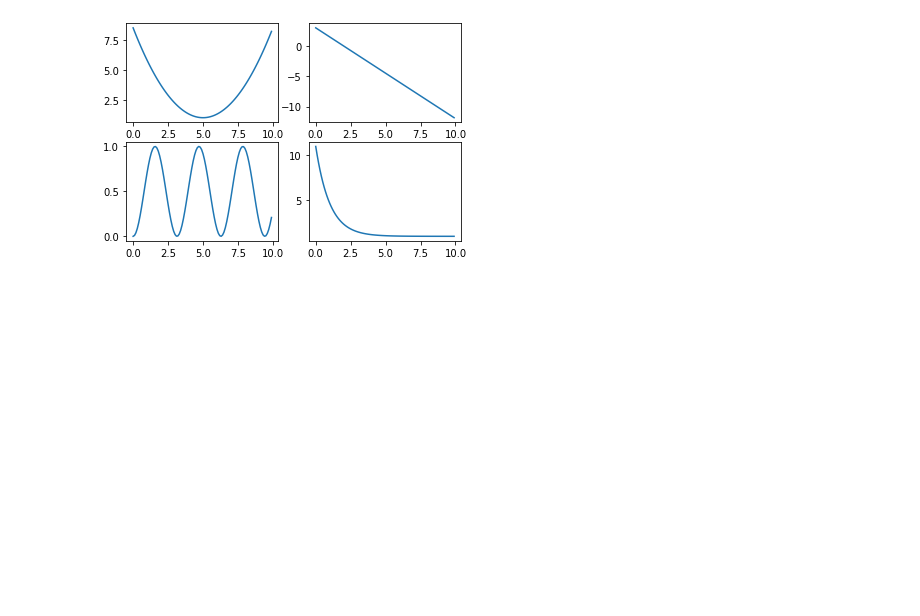
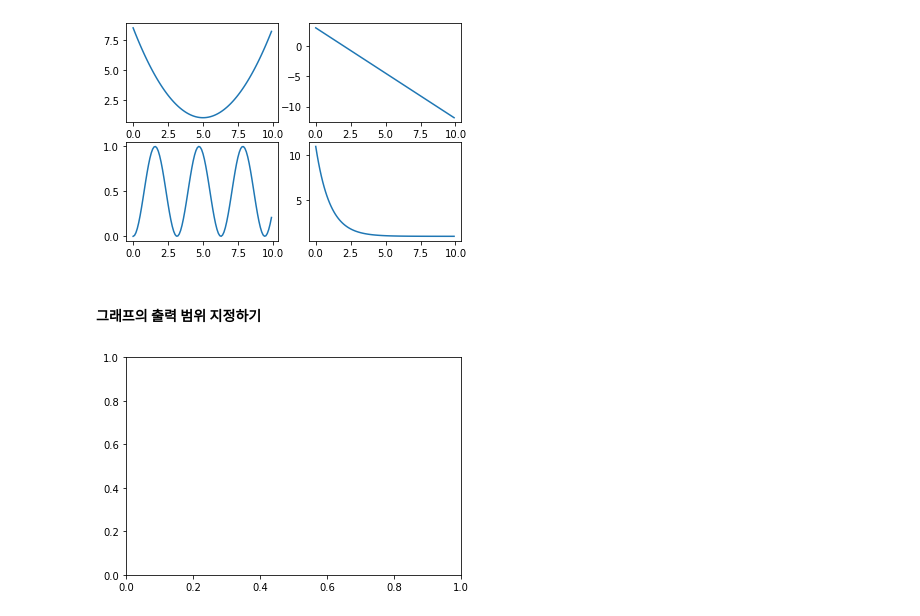
Before and after one commit to SwimmingHwang/practice-python, a Jupyter notebook: python_data_analysis(3)_matplotlib.ipynb, the cells around one changed output. Cells and saved outputs as stored; diff of their text form; code cells hidden in the pictures; blank space fills up the shorter version.

```diff
--- a/python_data_analysis(3)_matplotlib.ipynb
+++ b/python_data_analysis(3)_matplotlib.ipynb
@@ -120,3 +120,10 @@ plt.plot(x,y4)
 plt.show()
 # %% [output]
 [figure]
+# %% [markdown]
+#### 그래프의 출력 범위 지정하기
+# %%
+[xmin, ymax] = plt.xlim() # x축의 좌표 범위 가져오기
+[ymin, ymax] = plt.ylim() # y축의 좌표 범위 가져오기
+# %% [output]
+[figure, added]
```
Also changed, not shown: parts of 29 cells of this notebook.
